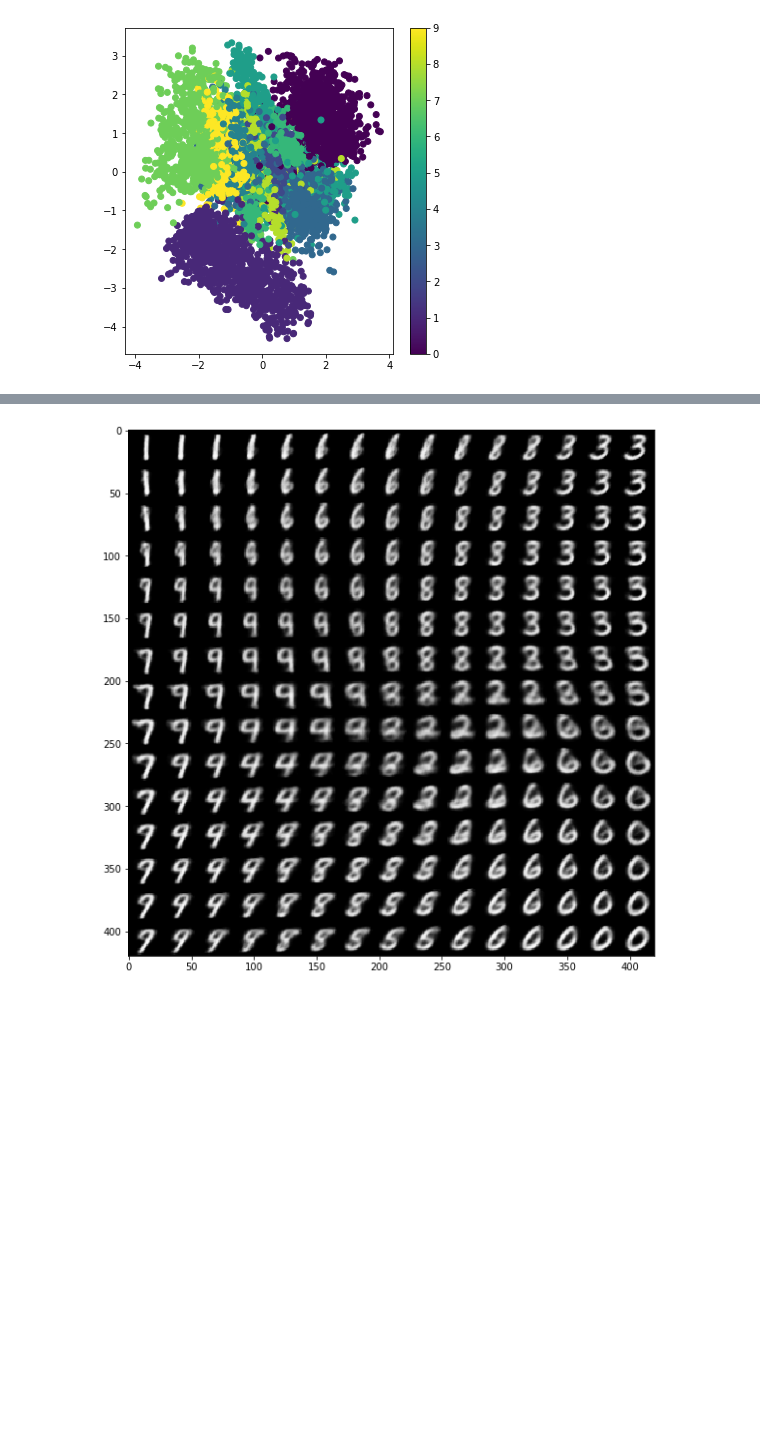
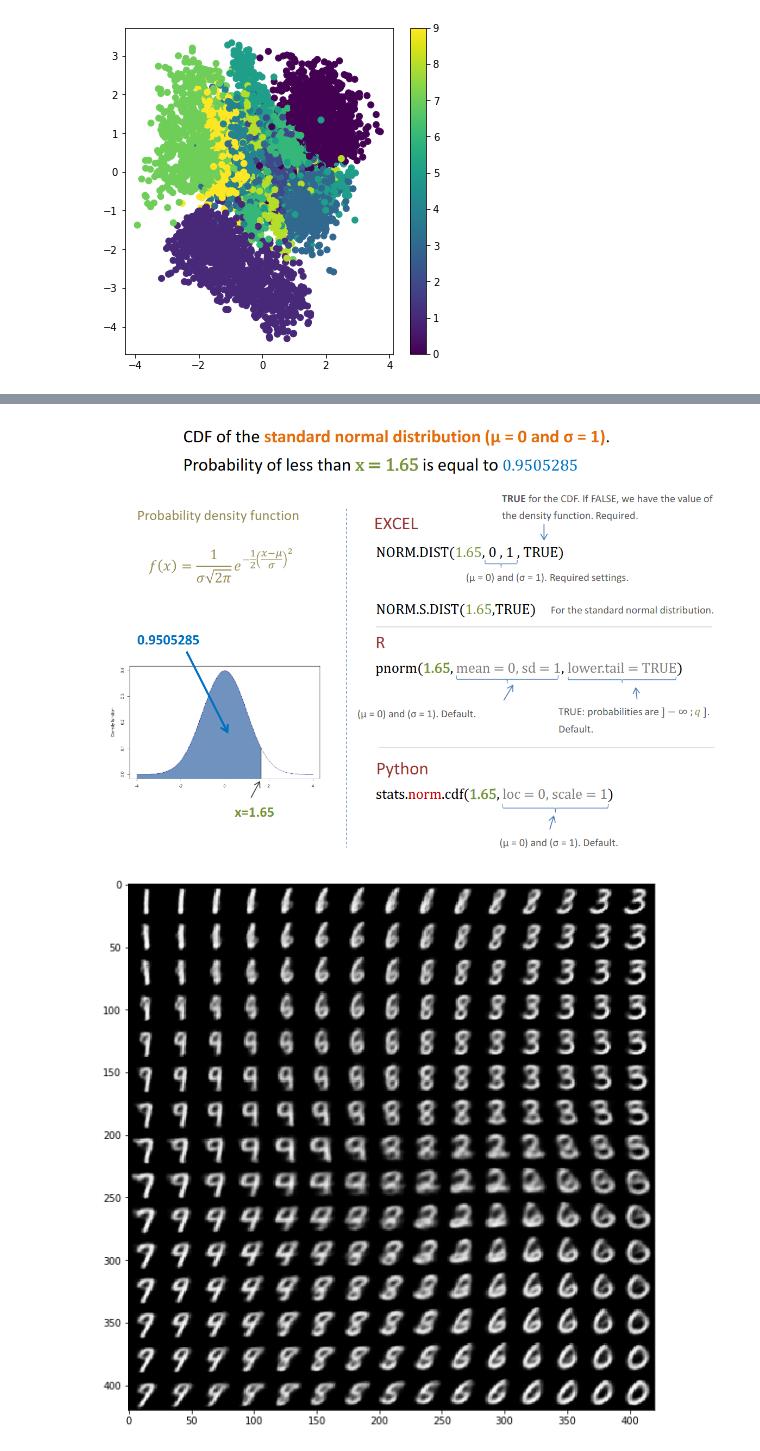
Before and after one commit to youngsend/DeepLearningAndCloud, a Jupyter notebook: GANs-in-Action-Langr-Bok/c2-into-to-generative-modeling-with-autoencoder.ipynb, the cells around one changed output, grey strips where cells are left out. Saved outputs shown, nothing was run; the diff lists cells and outputs as text; code cells hidden in the pictures; blank space fills up the shorter version.

```diff
--- a/GANs-in-Action-Langr-Bok/c2-into-to-generative-modeling-with-autoencoder.ipynb
+++ b/GANs-in-Action-Langr-Bok/c2-into-to-generative-modeling-with-autoencoder.ipynb
@@ -212,3 +221,7 @@ plt.show()
+# %%
+Image("img/cdf-and-ppf-2020-02-19 01-25-57.png")
+# %% [output]
+[figure, added]
 # %%
 n = 15 # 横縦各15画像
 digit_size = 28
```
Also changed, not shown: parts of 7 cells of this notebook, 3 other files.
